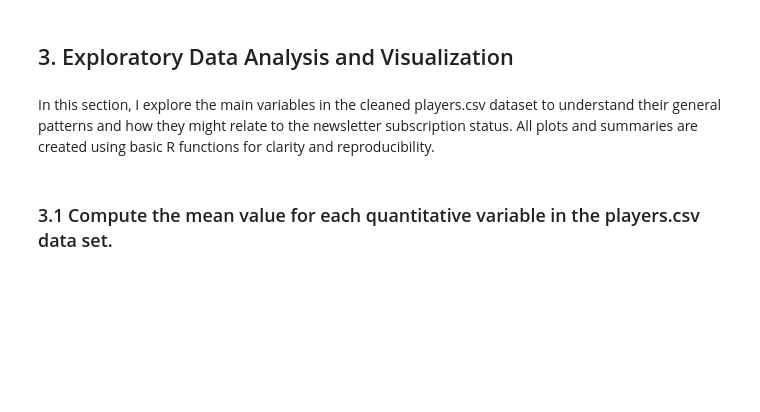
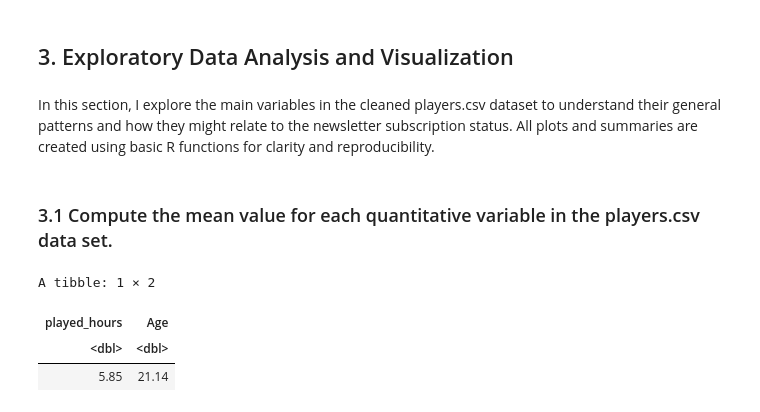
Before and after one commit to kaito0621hn/Project-Planning-Individual-, a Jupyter notebook: Individual_project_stage.ipynb, the cells around one changed output. Drawn from its saved outputs; the diff is of its cells as text; code cells hidden in the pictures; blank space fills up the shorter version.

```diff
--- a/Individual_project_stage.ipynb
+++ b/Individual_project_stage.ipynb
@@ -95,4 +107,10 @@ All plots and summaries are created using basic R functions for clarity and repr
 # %%
 players_means <- players |>
   select(where(is.numeric)) |>
   map_df(~ round(mean(.x, na.rm = TRUE), 2))
+players_means
+# %% [output]
+A tibble: 1 × 2
+| played_hours | Age |
+| <dbl> | <dbl> |
+| 5.85 | 21.14 |
```
Also changed, not shown: parts of 11 cells of this notebook.
